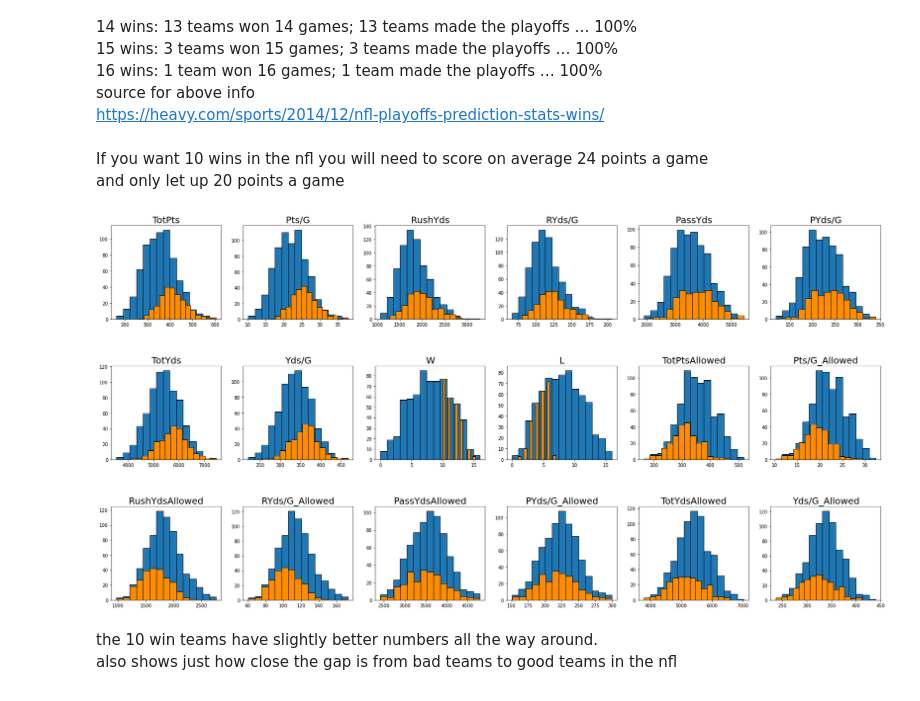
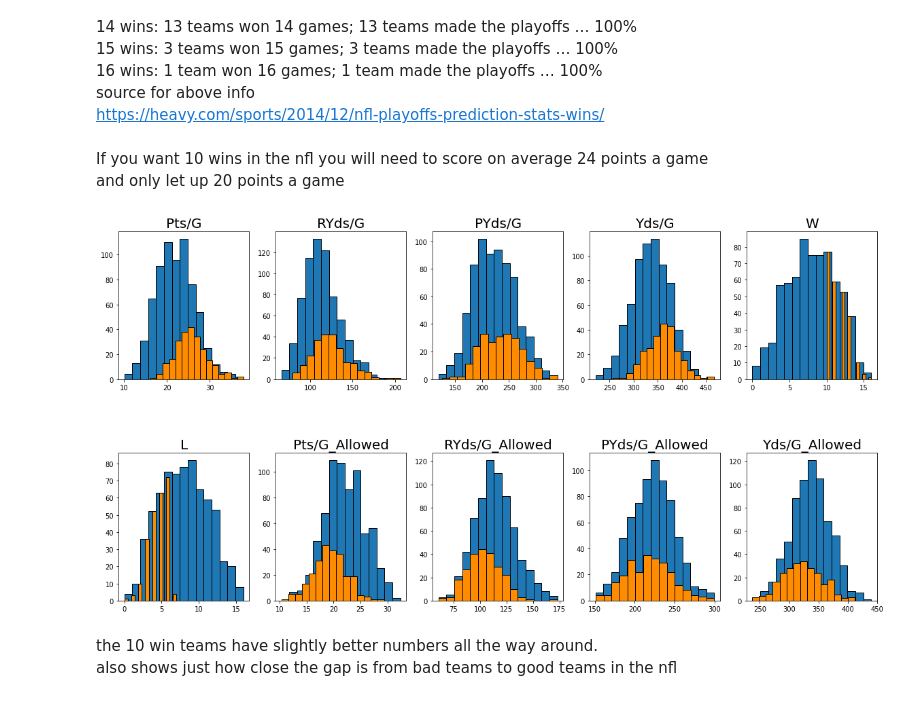
Before and after one commit to ryanba08/nfl_football_data, a Jupyter notebook: football_stats.ipynb, the cells around one changed output. Drawn from its saved outputs; the diff is of its cells as text; code cells hidden in the pictures.

```diff
--- a/football_stats.ipynb
+++ b/football_stats.ipynb
@@ -392,8 +392,9 @@ df = df.astype({'TotPts': int,'Pts/G': float,'RushYds': int,'RYds/G': float,
                 'Pts/G_Allowed': float,'RushYdsAllowed': int,'RYds/G_Allowed': float,
                 'PassYdsAllowed': int,'PYds/G_Allowed': float,'TotYdsAllowed': int,'Yds/G_Allowed': float,
                 'W': int,'L': int})
-# %%
-df = df.drop(columns=['Gms_l','Gms_r'])
+# %%
+#decided to drop total season statistice because the nfl is now 17 games a season so statistics per games makes more sense for predection
+df = df.drop(columns=['Gms_l','Gms_r','TotPts','RushYds','PassYds','TotYds','TotPtsAllowed','RushYdsAllowed','PassYdsAllowed','TotYdsAllowed'])
 # %%
 df.info()
 df
@@ -511,18 +514,18 @@ and only let up 20 points a game
 # %%
 #hist plots of numerical stats in blue and in orange the 10 win teams same numerical stats
 ten_wins = df['W'] >= 10
-fig, axes = plt.subplots(3, 6, figsize=(30, 15))
+fig, axes = plt.subplots(2, 5, figsize=(20, 10))
 plt.subplots_adjust(hspace=.5)
 axes = axes.ravel()
 i=0
 for col in df:
   if df[col].dtype in (int,float):
     axes[i].set_title(col,size=20)
     axes[i].hist(df[col],bins=15,edgecolor='black')
     axes[i].hist(df.loc[ten_wins,col],bins=15,color='darkorange',edgecolor='black')
     i += 1
 # %% [output]
-[figure, old version]
+[figure, new version]
 # %% [markdown]
 the 10 win teams have slightly better numbers all the way around.<br>
 also shows just how close the gap is from bad teams to good teams in the nfl<br>
```
Also changed, not shown: parts of 42 cells of this notebook.
